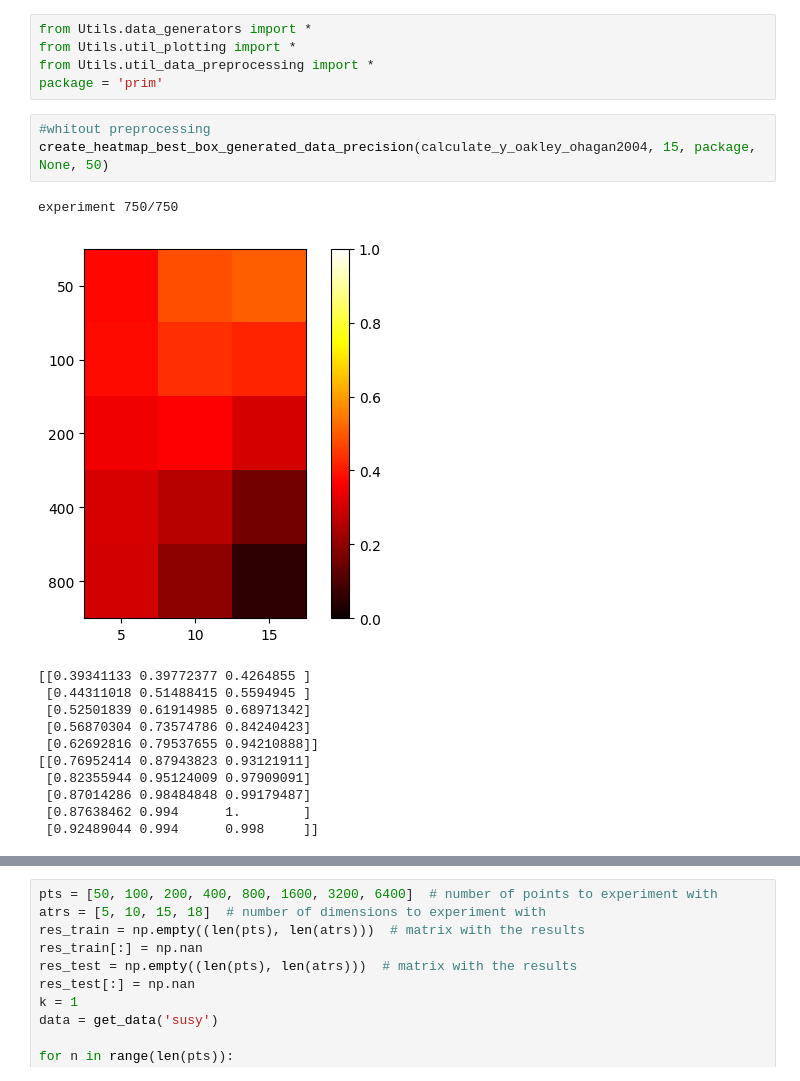
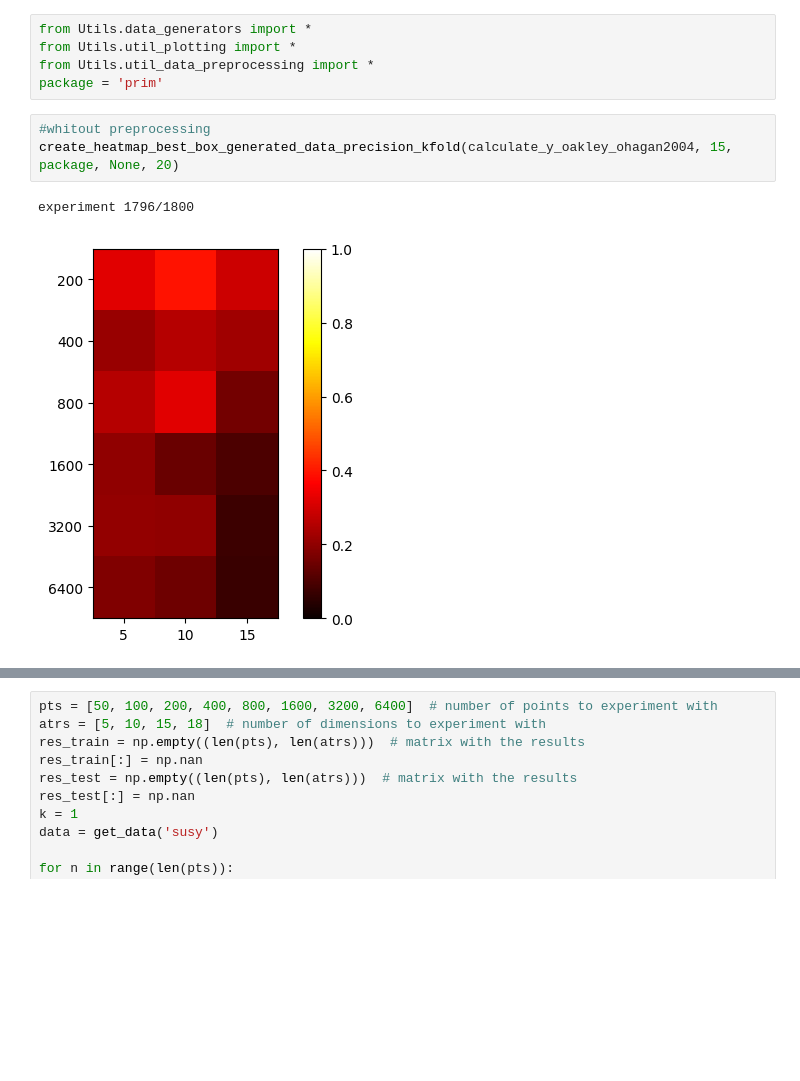
Before and after one commit to inagege/ImprovingSubgroupDiscovery, a Jupyter notebook: PRIM_Performance_Analyzing/PRIM_Baseline.ipynb, the cells around one changed output, grey strips where cells are left out. Cells and saved outputs as stored; diff of their text form; blank space fills up the shorter version.

```diff
--- a/PRIM_Performance_Analyzing/PRIM_Baseline.ipynb
+++ b/PRIM_Performance_Analyzing/PRIM_Baseline.ipynb
@@ -5,18 +5,8 @@ from Utils.util_data_preprocessing import *
 package = 'prim'
 # %%
 #whitout preprocessing
-create_heatmap_best_box_generated_data_precision(calculate_y_oakley_ohagan2004, 15, package, None, 50)
+create_heatmap_best_box_generated_data_precision_kfold(calculate_y_oakley_ohagan2004, 15, package, None, 20)
 # %% [output]
-experiment 750/750
+experiment 1796/1800
-[figure, old version]
+[figure, new version]
-[[0.39341133 0.39772377 0.4264855 ]
- [0.44311018 0.51488415 0.5594945 ]
- [0.52501839 0.61914985 0.68971342]
- [0.56870304 0.73574786 0.84240423]
- [0.62692816 0.79537655 0.94210888]]
-[[0.76952414 0.87943823 0.93121911]
- [0.82355944 0.95124009 0.97909091]
- [0.87014286 0.98484848 0.99179487]
- [0.87638462 0.994      1.        ]
- [0.92489044 0.994      0.998     ]]
 # %%
```
Also changed, not shown: parts of 4 cells of this notebook, 41 other files.
